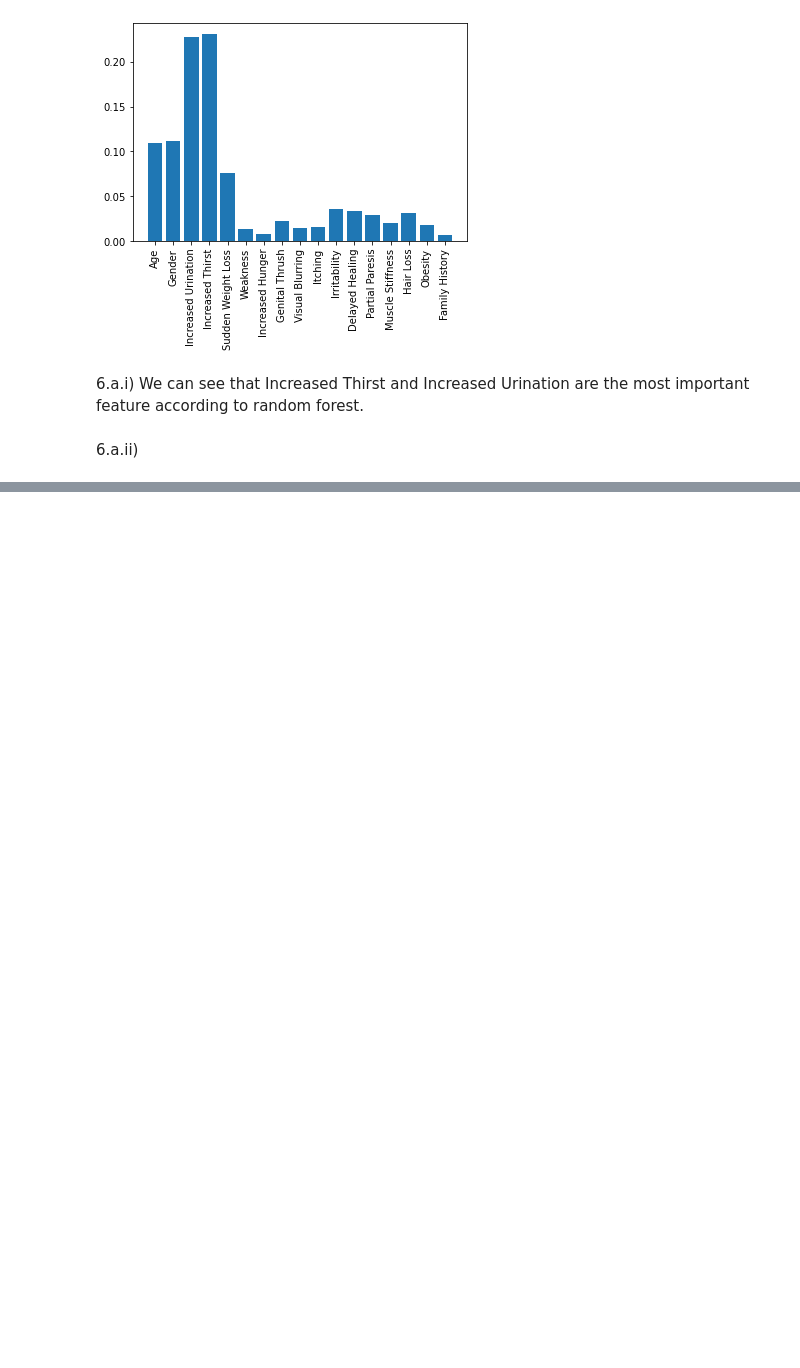
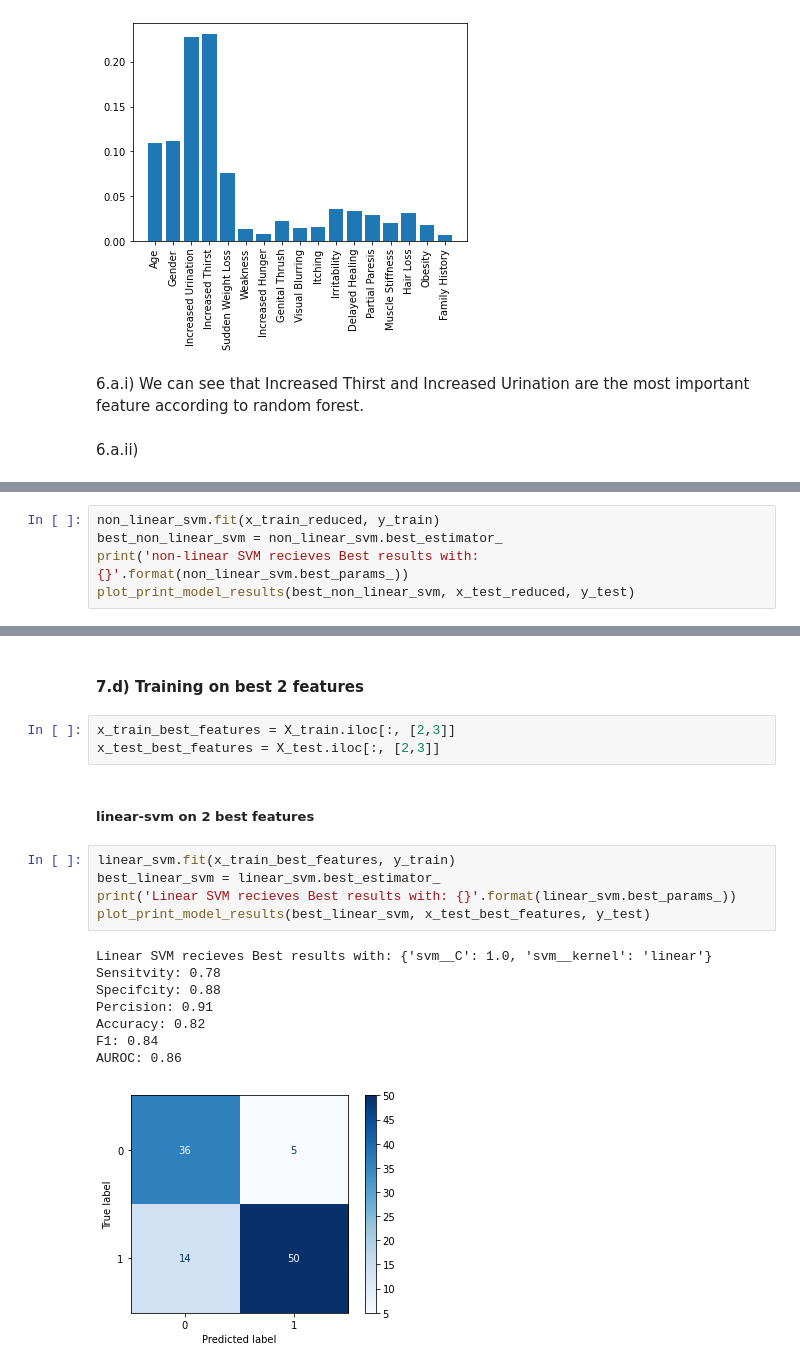
Before and after one commit to mlh-master/hw2_mlh-guy-dor, a Jupyter notebook: HW2.ipynb, the cells around one changed output, grey strips where cells are left out. Drawn from its saved outputs; the diff is of its cells as text; blank space fills up the shorter version.

```diff
--- a/HW2.ipynb
+++ b/HW2.ipynb
@@ -545,0 +579,5 @@ plt.show()
+# %%
+non_linear_svm.fit(x_train_reduced, y_train)
+best_non_linear_svm = non_linear_svm.best_estimator_
+print('non-linear SVM recieves Best results with: {}'.format(non_linear_svm.best_params_))
+plot_print_model_results(best_non_linear_svm, x_test_reduced, y_test)
@@ -545,0 +688,21 @@ plt.show()
+# %% [markdown]
+#### 7.d) Training on best 2 features
+# %%
+x_train_best_features = X_train.iloc[:, [2,3]]
+x_test_best_features = X_test.iloc[:, [2,3]]
+# %% [markdown]
+##### linear-svm on 2 best features
+# %%
+linear_svm.fit(x_train_best_features, y_train)
+best_linear_svm = linear_svm.best_estimator_
+print('Linear SVM recieves Best results with: {}'.format(linear_svm.best_params_))
+plot_print_model_results(best_linear_svm, x_test_best_features, y_test)
+# %% [output]
+Linear SVM recieves Best results with: {'svm__C': 1.0, 'svm__kernel': 'linear'}
+Sensitvity: 0.78
+Specifcity: 0.88
+Percision: 0.91
+Accuracy: 0.82
+F1: 0.84
+AUROC: 0.86
+[figure, added]
```
Also changed, not shown: parts of 12 cells of this notebook.
